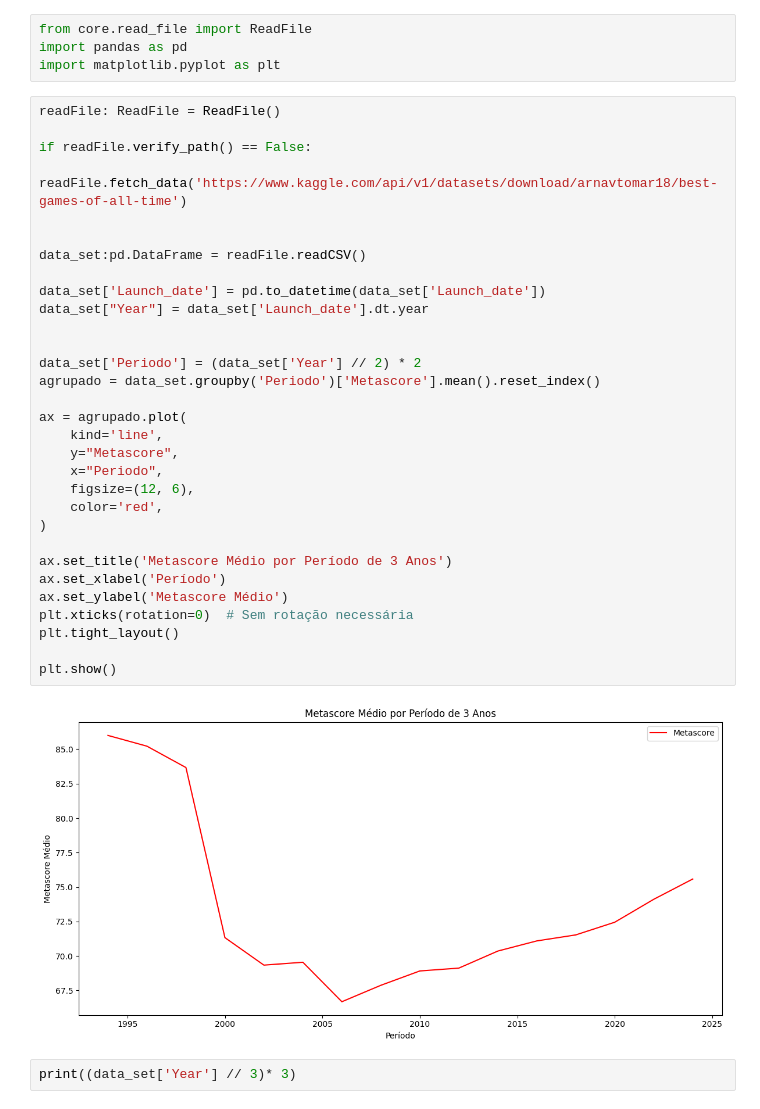
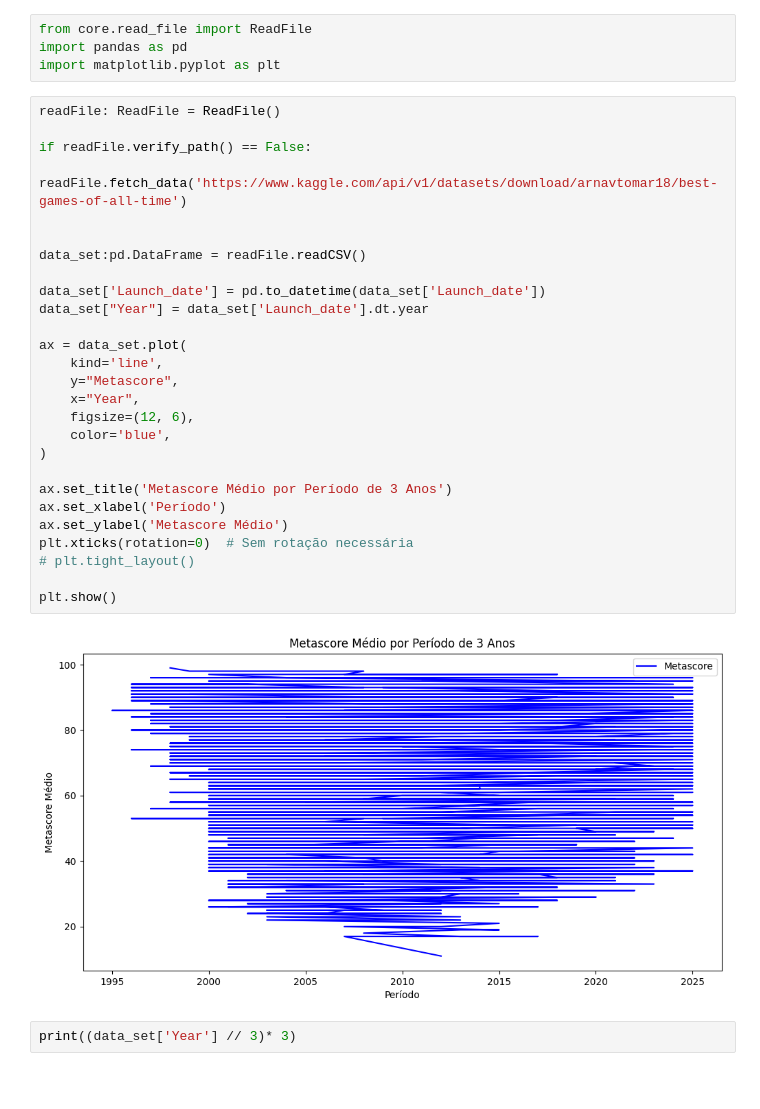
Before and after one commit to lucasChicoski/ML_study, a Jupyter notebook: src/index.ipynb, the cells around one changed output. Saved outputs shown, nothing was run; the diff lists cells and outputs as text; blank space fills up the shorter version.

```diff
--- a/src/index.ipynb
+++ b/src/index.ipynb
@@ -5,36 +5,32 @@ import matplotlib.pyplot as plt
 # %%
 readFile: ReadFile = ReadFile()
 
 if readFile.verify_path() == False:
     readFile.fetch_data('https://www.kaggle.com/api/v1/datasets/download/arnavtomar18/best-games-of-all-time')
 
 
 data_set:pd.DataFrame = readFile.readCSV()
 
 data_set['Launch_date'] = pd.to_datetime(data_set['Launch_date'])
 data_set["Year"] = data_set['Launch_date'].dt.year
 
-
-data_set['Periodo'] = (data_set['Year'] // 2) * 2
-agrupado = data_set.groupby('Periodo')['Metascore'].mean().reset_index()
-
-ax = agrupado.plot(
+ax = data_set.plot(
     kind='line',
     y="Metascore",
-    x="Periodo",
+    x="Year",
     figsize=(12, 6),
-    color='red',
+    color='blue',
 )
 
 ax.set_title('Metascore Médio por Período de 3 Anos')
 ax.set_xlabel('Período')
 ax.set_ylabel('Metascore Médio')
 plt.xticks(rotation=0)  # Sem rotação necessária
-plt.tight_layout()
+# plt.tight_layout()
 
 plt.show()
 # %% [output]
-[figure, old version]
+[figure, new version]
 # %%
 print((data_set['Year'] // 3)* 3)
 # %% [output]
```
